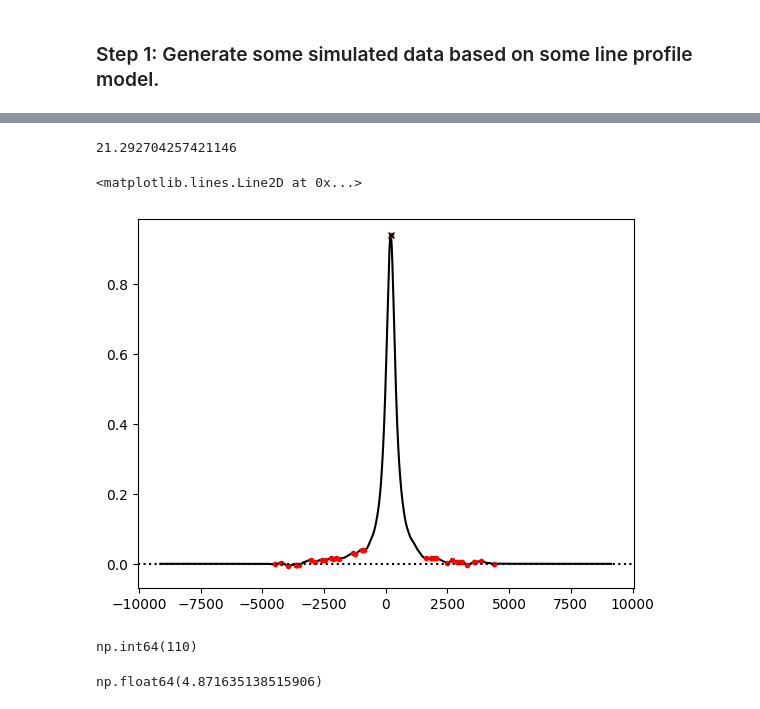
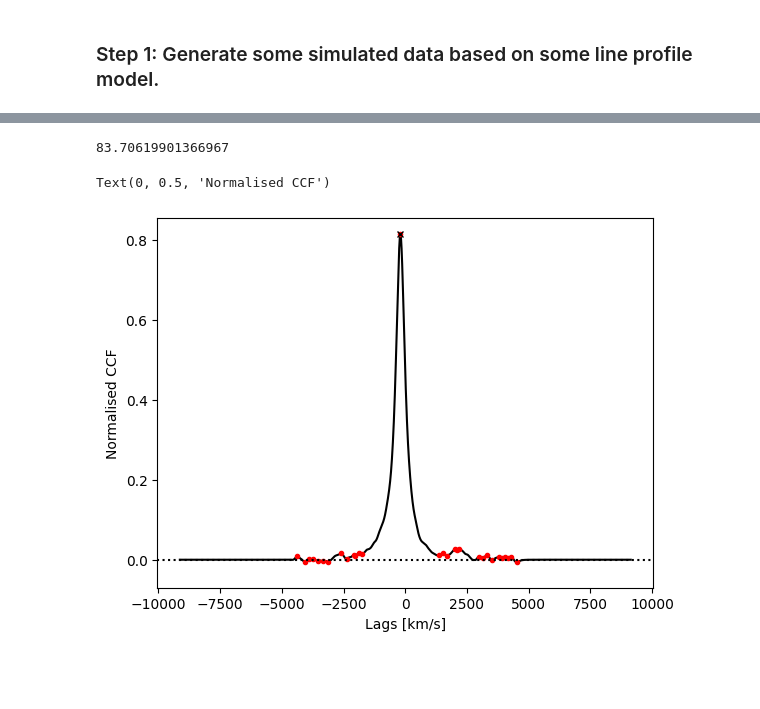
Before and after one commit to coryzh/ccf, a Jupyter notebook: examples/example_simulated_data.ipynb, the cells around one changed output, grey strips where cells are left out. Saved outputs shown, nothing was run; the diff lists cells and outputs as text; code cells hidden in the pictures; blank space fills up the shorter version.

```diff
--- a/examples/example_simulated_data.ipynb
+++ b/examples/example_simulated_data.ipynb
@@ -11,15 +13,9 @@ from ccf.constants import c_in_kms
 nbins = 5000 # Number of bins
 wave_centre = 6564.6 # The centre of the line feature
 window = 200
-rv_true = -300 # The true RV value in km/s
+rv_true = -200 # The true RV value in km/s
 shift = (rv_true / c_in_kms) * wave_centre # Shift in wavelength units
 
 line_profile = Lorentz1D(x_0=wave_centre, fwhm=5, amplitude=1.0)
 line_profile_shifted = Lorentz1D(x_0=wave_centre + shift, fwhm=5, amplitude=1.0)
-noise = np.random.randn(nbins + 1) * 0.3
-
-wave_bin_test = WavelengthBin(wave_centre - 0.5 * window,
-                              wave_centre + 0.5 * window, nbins)
-
-data_tem = line_profile(wave_bin_test.linear_grid)
-data_obs = line_profile_shifted(wave_bin_test.linear_grid) + noise
+noise = np.random.randn(nbins + 1) * 0.1
@@ -40,17 +51,19 @@ print(f"{ccf_test.rv:.2f} +/- {ccf_test.rv_err:.2f} km/s")
 # To check the Tonry & Davis ratio, use the .r_ratio property.
 print(ccf_test.r_ratio)
 # %% [output]
-21.292704257421146
+83.70619901366967
 # %%
 # plt.style.use("mycustomised")
 plt.plot(ccf_test.lags_in_kms, ccf_test.ccf(), "k-")
 plt.plot(ccf_test.lags_in_kms[ccf_test.ccf_peaks()[0]], ccf_test.ccf_peaks()[1], "ro", ms=3)
 # plt.plot(ccf_test.lags, ccf_test.rms_antisymmetric(lag_0=ccf_test.primary_peak_loc), "r-")
 plt.plot(ccf_test.rv, ccf_test.primary_peak_height,
          "rx", ms=5, mec="k")
 plt.ylim(-0.07, None)
 # plt.xlim(-4500, 4500)
 plt.axhline(y=0, color="k", ls=":")
+plt.xlabel("Lags [km/s]")
+plt.ylabel("Normalised CCF")
 # %% [output]
-<matplotlib.lines.Line2D at 0x...>
+Text(0, 0.5, 'Normalised CCF')
-[figure, old version]
+[figure, new version]
@@ -59,4 +69,0 @@ plt.axhline(y=0, color="k", ls=":")
-# %%
-ccf_test.primary_peak_loc
-# %% [output]
-np.int64(110)
@@ -65,4 +69,0 @@ peak_loc, peak_height = find_peaks(ccf_test.ccf(), height=1)
-# %%
-56 * (1 / (1 + 20)) * ccf_test.bins.log_step * 2.99792458e5
-# %% [output]
-np.float64(4.871635138515906)
```
Also changed, not shown: parts of 14 cells of this notebook.
